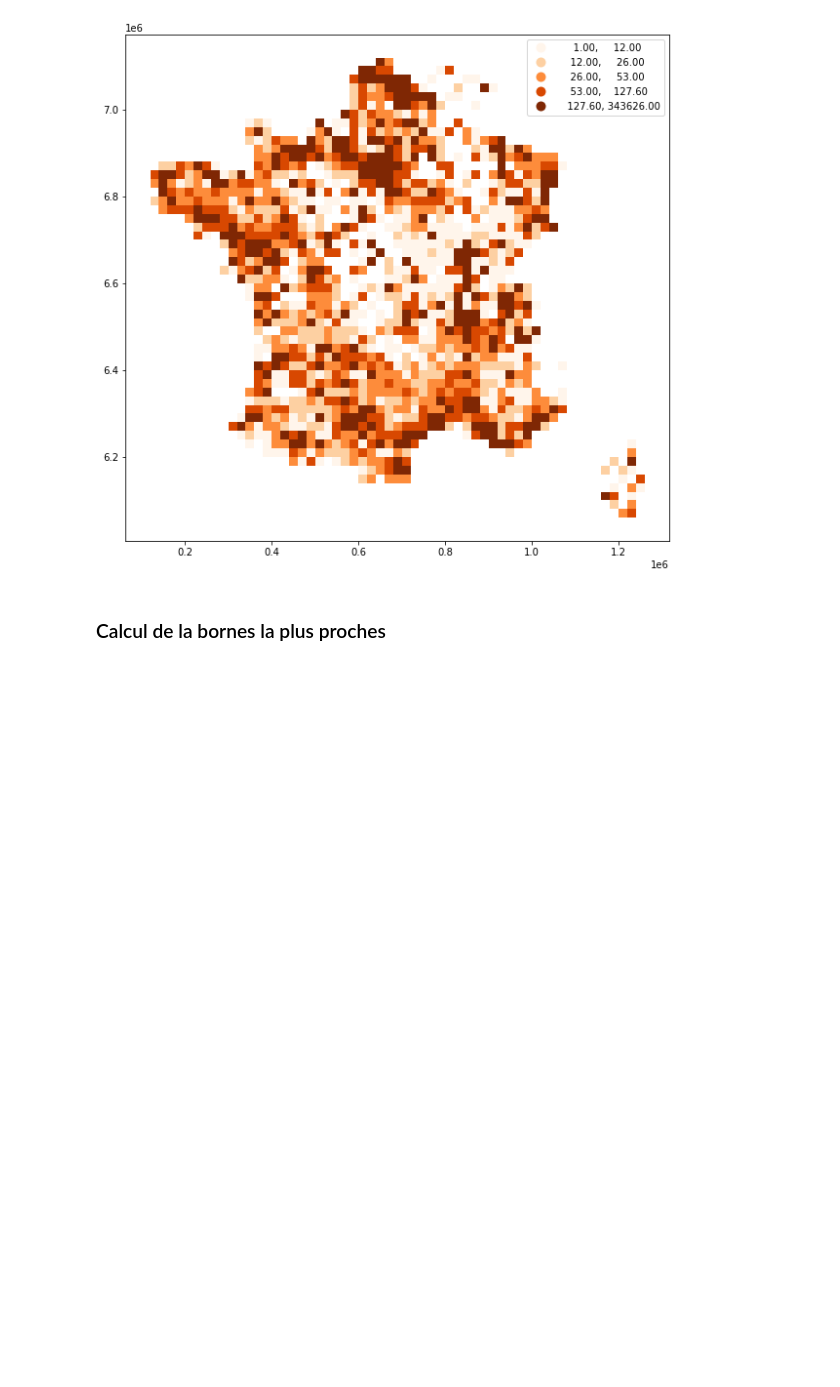
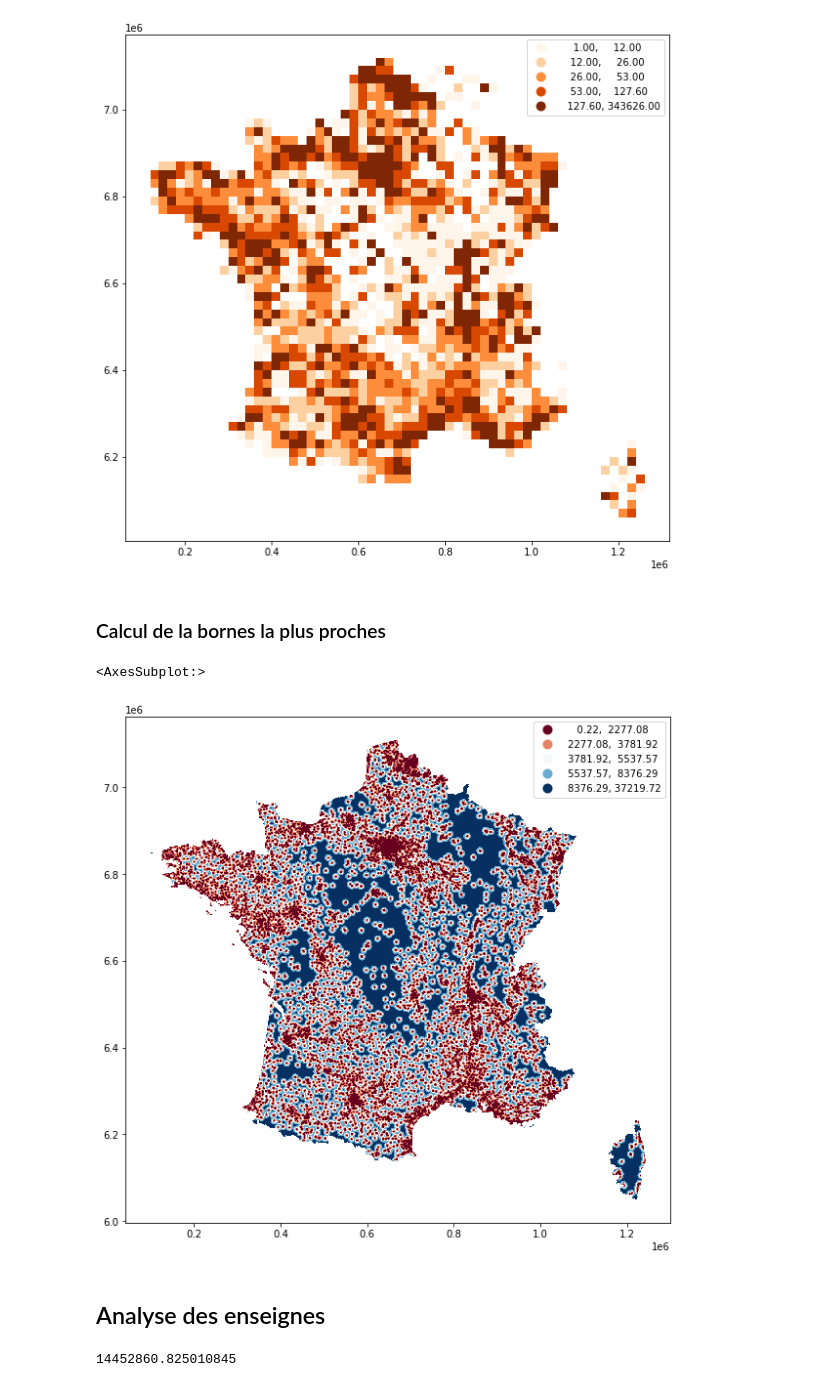
Before and after one commit to anaelDelorme/hackaviz2023, a Jupyter notebook: analyse/premieres analyses.ipynb, the cells around one changed output. Cells and saved outputs as stored; diff of their text form; code cells hidden in the pictures; blank space fills up the shorter version.

```diff
--- a/analyse/premieres analyses.ipynb
+++ b/analyse/premieres analyses.ipynb
@@ -64,0 +101,18 @@ ax = agg.cx[57313.330064:1318705.112211,5981358.013606:7187658.146073].plot('nbr
+# %%
+dist, ind = tree.query(pixel, k=1)
+# %%
+pixel['distance_borne'] = dist
+# %%
+geometry = [ Polygon ([(x- 500, y-500),
+                       (x + 500, y-500),
+                       (x + 500 , y + 500 ),
+                       (x-500, y+500  )]) for x,y in zip( pixel.x, pixel.y)]
+# %%
+pixel = gpd.GeoDataFrame(pixel, geometry=geometry, crs='epsg:2154' )
+# %%
+pixel.plot('distance_borne', scheme='quantiles', cmap='RdBu', legend=True, figsize=(10,10))
+# %% [output]
+<AxesSubplot:>
+[figure, added]
+# %% [markdown]
+## Analyse des enseignes
@@ -64,0 +123,4 @@ ax = agg.cx[57313.330064:1318705.112211,5981358.013606:7187658.146073].plot('nbr
+# %%
+bornes.geometry.x.max()
+# %% [output]
+14452860.825010845
```
Also changed, not shown: parts of 33 cells of this notebook.
